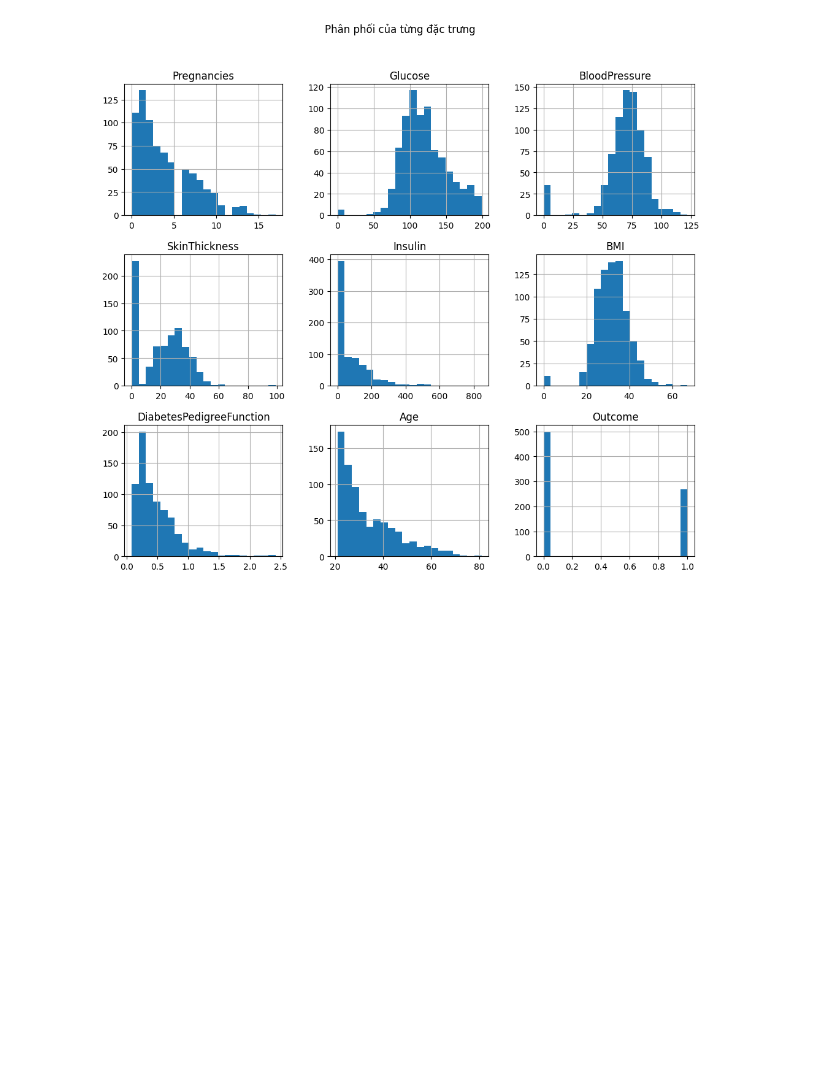
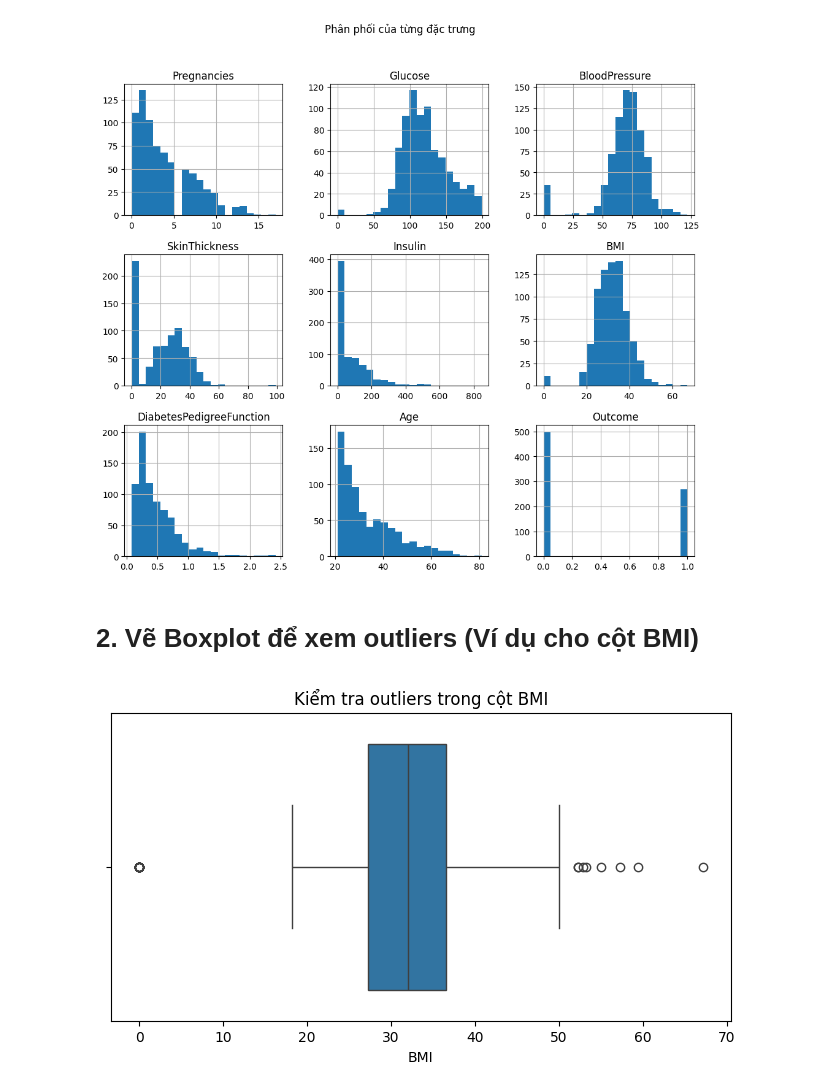
Before and after one commit to phuocle1231236-sys/SGU26_ML, a Jupyter notebook: phan_tich_da_bien_notebook.ipynb, the cells around one changed output. Drawn from its saved outputs; the diff is of its cells as text; code cells hidden in the pictures; blank space fills up the shorter version.

```diff
--- a/phan_tich_da_bien_notebook.ipynb
+++ b/phan_tich_da_bien_notebook.ipynb
@@ -56,3 +56,12 @@ plt.suptitle("Phân phối của từng đặc trưng")
 plt.show()
 # %% [output]
 [figure]
+# %% [markdown]
+# 2. Vẽ Boxplot để xem outliers (Ví dụ cho cột BMI)
+# %%
+plt.figure(figsize=(8, 4))
+sns.boxplot(x=df_diabetes['BMI'])
+plt.title("Kiểm tra outliers trong cột BMI")
+plt.show()
+# %% [output]
+[figure, added]
```
